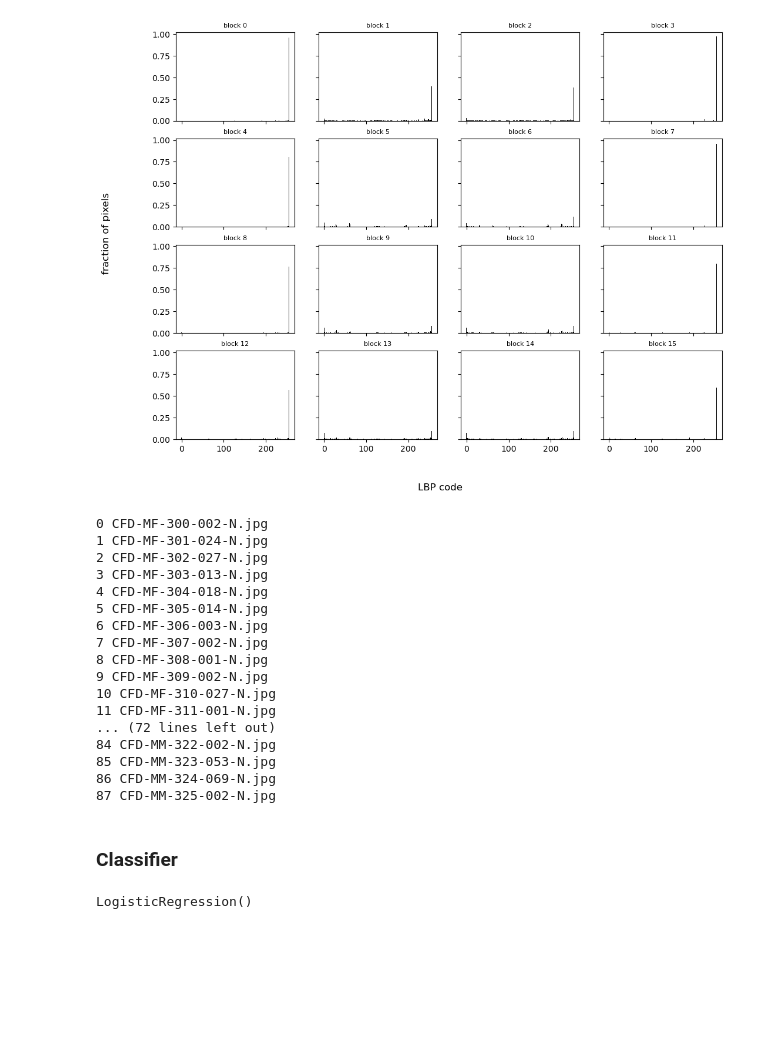
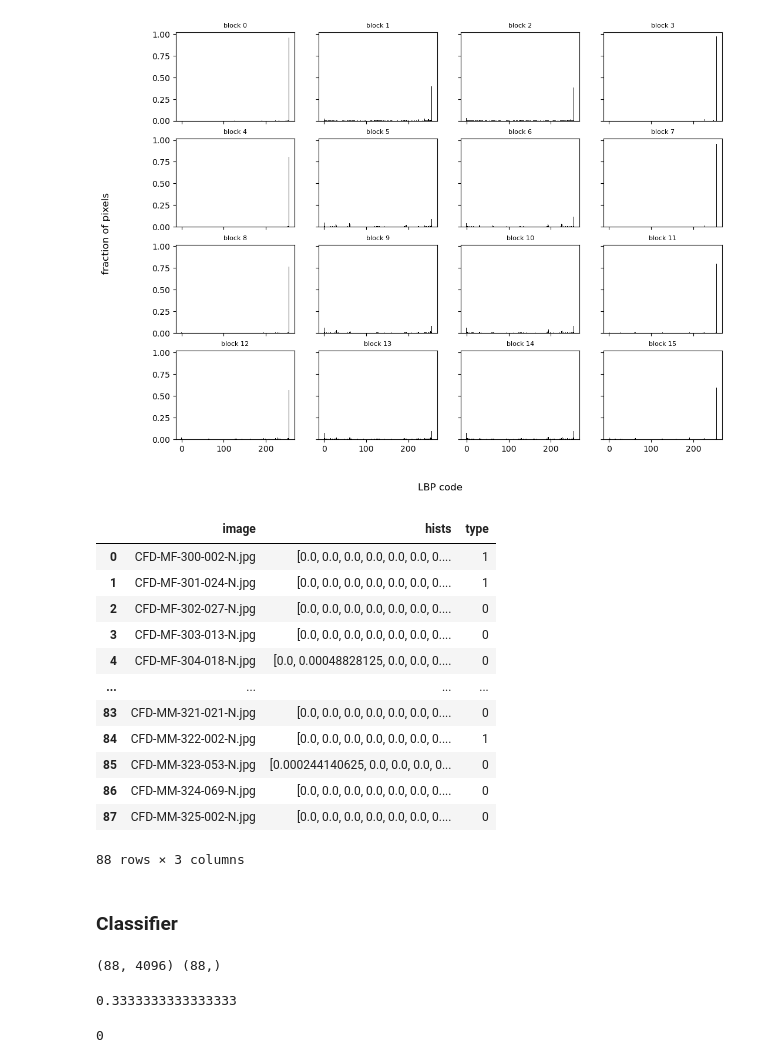
Before and after one commit to itsjustdannyb/Multi-Spectral-LBP-Feature-Extraction-Linear-Classifier-Engine-for-Biometric-Liveness-Security, a Jupyter notebook: reference_model.ipynb, the cells around one changed output. Saved outputs shown, nothing was run; the diff lists cells and outputs as text; code cells hidden in the pictures; blank space fills up the shorter version.

Commit message:
updat ref model

```diff
--- a/reference_model.ipynb
+++ b/reference_model.ipynb
@@ -167,7 +169,7 @@ def get_lbp_and_histogram(image_path, target_size:tuple=(256, 256), n_bins:int=2
 
     for i in range(0, height):
         for j in range(0, width):
-            img_lbp[i, j] = lbp_calculated_pixel(img_gray, i, j)
+            img_lbp[i, j] = lbp_calculated_pixel(resized, i, j)
 
 
     # extract histogram
@@ -188,32 +190,57 @@ lbp, hists = get_lbp_and_histogram(path)
 # %%
 # process data for all images in dataset
 data_path = Path(r"C:\Users\bamilosin\Documents\500L\coursework\cpe503 - embedded sys\cfd\cfd\CFD Version 3.0.1\Images\CFD-MR")
-for i, image in enumerate (os.listdir(data_path)):''
-    print(i, image)
+
+data = {
+    "image" : [],
+    "hists" : [],
+    "type" : [], # random real or spoof
+}
+
+for i, image in enumerate (os.listdir(data_path)):
+    lbp, hists = get_lbp_and_histogram(data_path / image)
+    data["image"].append(image)
+    data["hists"].append(hists)
+    data["type"].append(random.randint(0, 1))
-# %% [output]
-0 CFD-MF-300-002-N.jpg
-1 CFD-MF-301-024-N.jpg
-2 CFD-MF-302-027-N.jpg
-3 CFD-MF-303-013-N.jpg
-4 CFD-MF-304-018-N.jpg
-5 CFD-MF-305-014-N.jpg
-6 CFD-MF-306-003-N.jpg
-7 CFD-MF-307-002-N.jpg
-8 CFD-MF-308-001-N.jpg
-9 CFD-MF-309-002-N.jpg
-10 CFD-MF-310-027-N.jpg
-11 CFD-MF-311-001-N.jpg
-... (72 lines left out)
-84 CFD-MM-322-002-N.jpg
-85 CFD-MM-323-053-N.jpg
-86 CFD-MM-324-069-N.jpg
-87 CFD-MM-325-002-N.jpg
+# %%
+data_df = pd.DataFrame(data)
+data_df
+# %% [output]
+|  | image | hists | type |
+| 0 | CFD-MF-300-002-N.jpg | [0.0, 0.0, 0.0, 0.0, 0.0, 0.0, 0.... | 1 |
+| 1 | CFD-MF-301-024-N.jpg | [0.0, 0.0, 0.0, 0.0, 0.0, 0.0, 0.... | 1 |
+| 2 | CFD-MF-302-027-N.jpg | [0.0, 0.0, 0.0, 0.0, 0.0, 0.0, 0.... | 0 |
+| 3 | CFD-MF-303-013-N.jpg | [0.0, 0.0, 0.0, 0.0, 0.0, 0.0, 0.... | 0 |
+| 4 | CFD-MF-304-018-N.jpg | [0.0, 0.00048828125, 0.0, 0.0, 0.... | 0 |
+| ... | ... | ... | ... |
+| 83 | CFD-MM-321-021-N.jpg | [0.0, 0.0, 0.0, 0.0, 0.0, 0.0, 0.... | 0 |
+| 84 | CFD-MM-322-002-N.jpg | [0.0, 0.0, 0.0, 0.0, 0.0, 0.0, 0.... | 1 |
+| 85 | CFD-MM-323-053-N.jpg | [0.000244140625, 0.0, 0.0, 0.0, 0... | 0 |
+| 86 | CFD-MM-324-069-N.jpg | [0.0, 0.0, 0.0, 0.0, 0.0, 0.0, 0.... | 0 |
+| 87 | CFD-MM-325-002-N.jpg | [0.0, 0.0, 0.0, 0.0, 0.0, 0.0, 0.... | 0 |
+88 rows × 3 columns
 # %% [markdown]
 ### Classifier
 # %%
 from sklearn.linear_model import LogisticRegression
+from sklearn.model_selection import train_test_split
+
+X = np.stack(data_df["hists"].to_numpy())
+y = data_df["type"].to_numpy()
+
+print(X.shape, y.shape)
+X_train, X_test, y_train, y_test = train_test_split(X, y, random_state=42, shuffle=True, test_size=0.2)
 
 lr_model = LogisticRegression()
-lr_model
+lr_model.fit(X_train, y_train)
+lr_model.score(X_test, y_test)
 # %% [output]
-LogisticRegression()
+(88, 4096) (88,)
+0.3333333333333333
+# %%
+_, test_hist = get_lbp_and_histogram(path)
+test_hist = test_hist[np.newaxis, ...]
+result = lr_model.predict(test_hist)
+result.item()
+# %% [output]
+0
```
Also changed, not shown: parts of 1 cell of this notebook.
